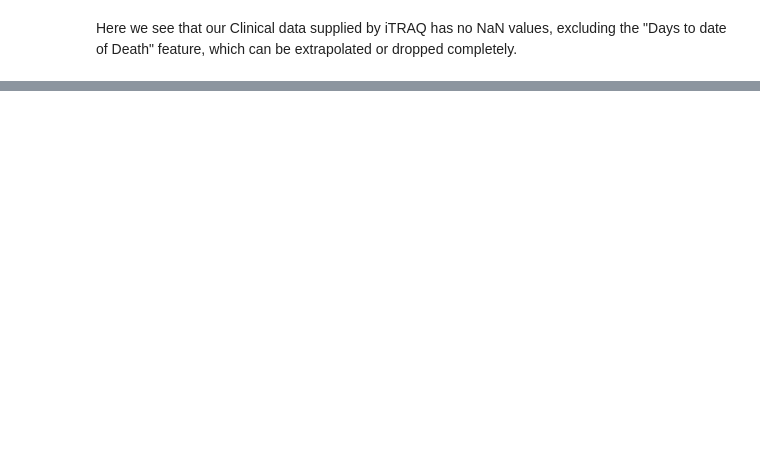
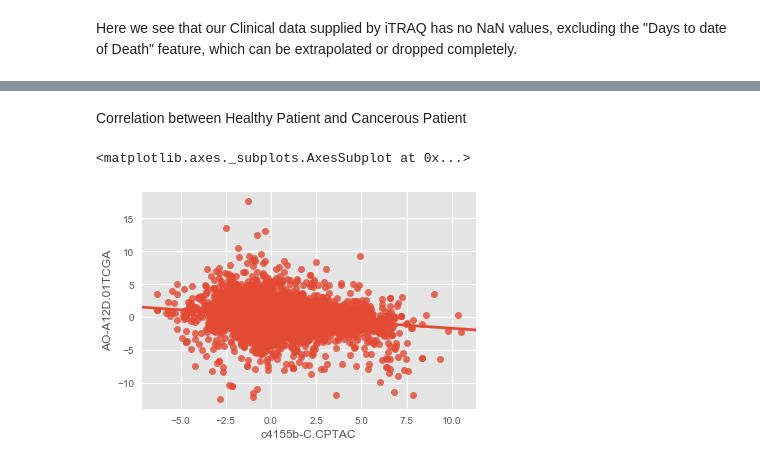
Before and after one commit to AniketPant02/Machine-Learning, a Jupyter notebook: Breast Cancer Proteomes/DataAnalysisPyNB.ipynb, the cells around one changed output, grey strips where cells are left out. Saved outputs shown, nothing was run; the diff lists cells and outputs as text; code cells hidden in the pictures; blank space fills up the shorter version.

```diff
--- a/Breast Cancer Proteomes/DataAnalysisPyNB.ipynb
+++ b/Breast Cancer Proteomes/DataAnalysisPyNB.ipynb
@@ -123,0 +127,7 @@ KeyError: 'class'
+# %% [markdown]
+Correlation between Healthy Patient and Cancerous Patient
+# %%
+sns.regplot(cancerProteomeData['c4155b-C.CPTAC'], cancerProteomeData['AO-A12D.01TCGA'])
+# %% [output]
+<matplotlib.axes._subplots.AxesSubplot at 0x...>
+[figure, added]
```
Also changed, not shown: parts of 8 cells of this notebook, 2 other files.
